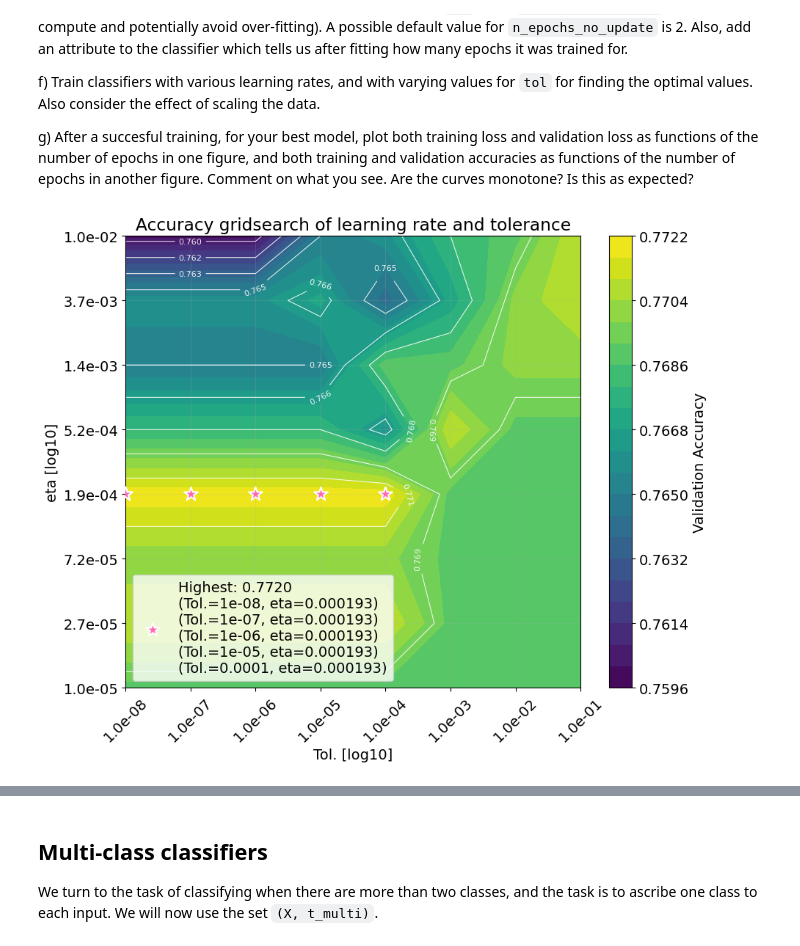
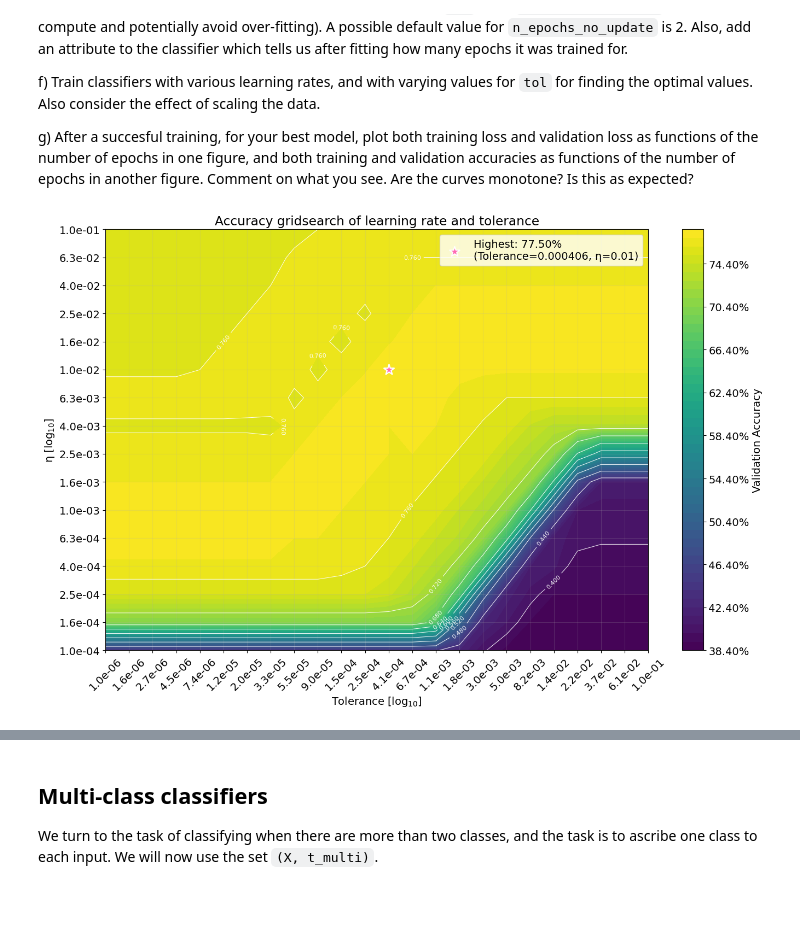
Before and after one commit to Oskar-Idland/IN4050-Introduction-to-Artificial-Intelligence-and-Machinelearing, a Jupyter notebook: Oblig2/in3050_in4050_2025_assignment_2.ipynb, the cells around one changed output, grey strips where cells are left out. Cells and saved outputs as stored; diff of their text form; code cells hidden in the pictures; blank space fills up the shorter version.

```diff
--- a/Oblig2/in3050_in4050_2025_assignment_2.ipynb
+++ b/Oblig2/in3050_in4050_2025_assignment_2.ipynb
@@ -390,8 +403,8 @@ def plot_grid_search(accuracies: np.ndarray, x_array: np.ndarray, y_array: np.nd
     XX, YY = np.meshgrid(scale_x(x_array), scale_y(y_array))
 
     # Contour plot
-    contour = plt.contourf(XX, YY, accuracies, levels=20)
-    plt.colorbar(contour, label='Validation Accuracy')
+    contour = plt.contourf(XX, YY, accuracies, levels=len(np.unique(accuracies).ravel()), cmap='viridis')
+    plt.colorbar(contour, label='Validation Accuracy', format=FuncFormatter('{:.2%}'.format))
 
     # Contour lines
     contour_lines = plt.contour(XX, YY, accuracies, 10, colors='white', linewidths=0.75, alpha=0.9)
@@ -408,7 +421,7 @@ def plot_grid_search(accuracies: np.ndarray, x_array: np.ndarray, y_array: np.nd
     # Plotting the first set of best hyperparameters with labels
     plt.scatter(scale_x(x), scale_y(y), color='hotpink', s=200, marker='*',
             edgecolors='white', linewidths=1.5, zorder=5,
-            label=f'Highest: {best_accuracy:.4f}' + parameter_str)
+            label=f'Highest: {best_accuracy:.2%}' + parameter_str)
 
     # Plotting the rest of the best hyperparameters
     for param1, param2, in zip(best_param1, best_param2):
@@ -416,8 +429,8 @@ def plot_grid_search(accuracies: np.ndarray, x_array: np.ndarray, y_array: np.nd
                 edgecolors='white', linewidths=1.5, zorder=5)
 
     # Labels
-    plt.xlabel(labels[0] + " [log10]"*logx)
-    plt.ylabel(labels[1] + " [log10]"*logy)
+    plt.xlabel(labels[0] + r" [log$_{10}$]"*logx)
+    plt.ylabel(labels[1] + r" [log$_{10}$]"*logy)
 
     # y-tick formatting
     if logx:
@@ -438,12 +451,12 @@ start = 10
 stop = 400
 step = 10
 n_x = (stop - start) // step
-epochs = np.arange(start, stop, step)
+epochs = np.arange(start, stop, step, dtype=int)
 
 n_y = 20
-learning_rates = np.logspace(-3, 0, n_y)
+learning_rates = np.logspace(-3, -1, n_y)
 
-grid_params = {'lr': learning_rates, 'epochs': epochs}
+grid_params = {'epochs': epochs, 'lr': learning_rates}
 
 cl = NumpyLinRegClass()
 accuracies = grid_search(X_train, t2_train, X_val, t2_val, cl, grid_params)
@@ -656,28 +727,29 @@ class NumpyLogReg(NumpyClassifier):
 # %%
-cl = NumpyLogReg()
-epoch = 1000
+cl_logreg = NumpyLogReg()
+epoch = 2000
 n_epochs_no_update = 10
+min_epochs = 100
 
-lr_start = -5
-lr_stop = -2
-n_lr = (lr_stop - lr_start + 1) * 2
+lr_start = -4
+lr_stop = -1
+n_lr = (lr_stop - lr_start + 1) * 4
 learning_rates_logreg = np.logspace(lr_start, lr_stop, n_lr)
 
-tol_start = -8
+tol_start = -6
 tol_stop = -1
-n_tol = (tol_stop - tol_start + 1) * 1
+n_tol = (tol_stop - tol_start + 1) * 4
 tolerances = np.logspace(tol_start, tol_stop, n_tol)
 
 # Dynamic variables that will be iterated over in grid search
-grid_params = {'lr': learning_rates_logreg, 'tol': tolerances}
+grid_params = {'tol': tolerances, 'lr': learning_rates_logreg}
 # Static variables that will be passed to the fit function
-func_params = {'epochs': epoch, 'X_val': X_val, 't_val': t2_val, 'n_epochs_no_update': n_epochs_no_update}
+func_params = {'epochs': epoch, 'X_val': X_val, 't_val': t2_val, 'n_epochs_no_update': n_epochs_no_update, 'min_epochs': min_epochs}
 
-accuracies_logreg = grid_search(X_train, t2_train, X_val, t2_val, cl, grid_params, func_params)
+accuracies_logreg = grid_search(X_train, t2_train, X_val, t2_val, cl_logreg, grid_params, func_params)
 # %%
-fig = plot_grid_search(accuracies_logreg, tolerances, learning_rates_logreg, labels=('Tol.', 'eta'), logx=True, logy=True)
+fig = plot_grid_search(accuracies_logreg, tolerances, learning_rates_logreg, labels=('Tolerance', 'η'), logx=True, logy=True)
 plt.title('Accuracy gridsearch of learning rate and tolerance')
 plt.show()
 # %% [output]
-[figure, old version]
+[figure, new version]
 # %%
```
Also changed, not shown: parts of 16 cells of this notebook.
